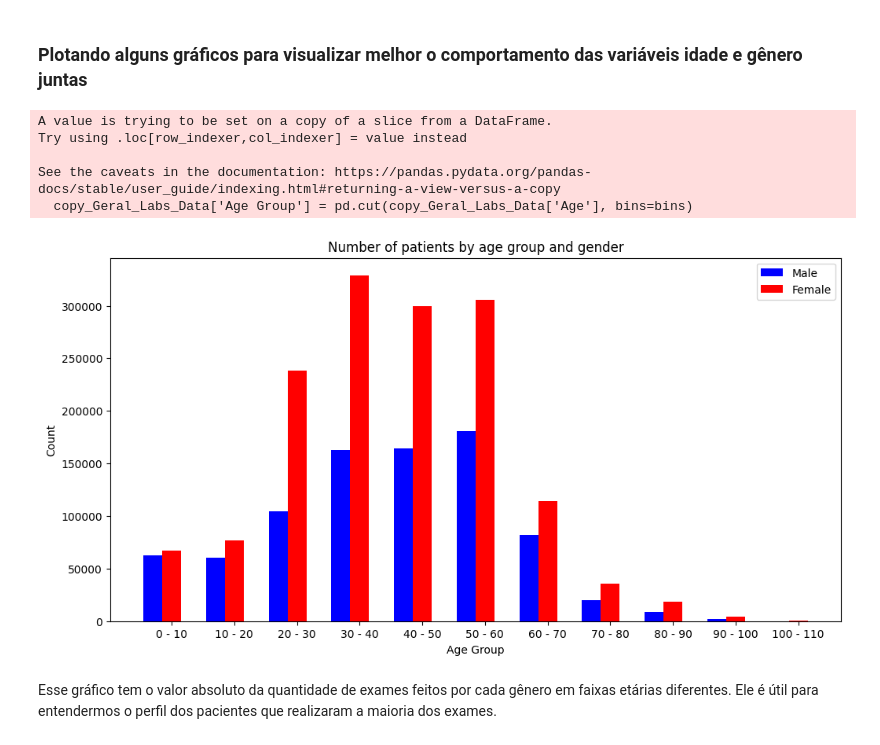
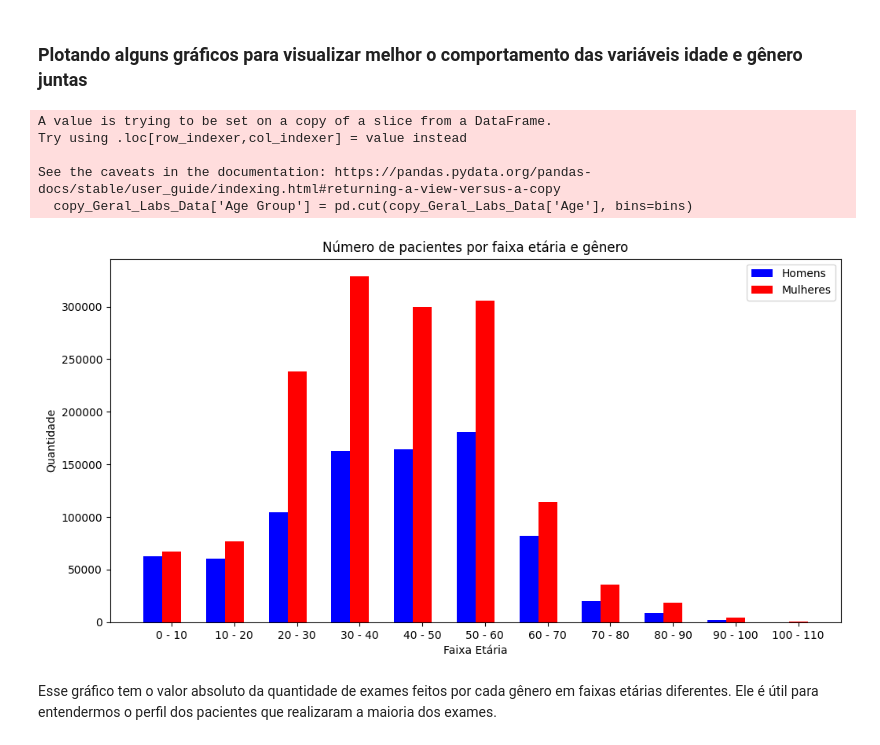
Before and after one commit to matheusbon/Case-Expansao-de-Uma-Rede-de-Laboratorios, a Jupyter notebook: Case_Rede_de_Laboratórios.ipynb, the cells around one changed output. Cells and saved outputs as stored; diff of their text form; code cells hidden in the pictures.

```diff
--- a/Case_Rede_de_Laboratórios.ipynb
+++ b/Case_Rede_de_Laboratórios.ipynb
@@ -90,0 +65,6 @@ data5 = pd.read_csv('/content/drive/MyDrive/Datasets_Elo/DemographicData_ZCTAs.c
+# %%
+data = pd.read_csv('/content/drive/MyDrive/Case_Rede_de_Laboratorios/transactional_data.csv', sep = ';')
+data2 = pd.read_csv('/content/drive/MyDrive/Case_Rede_de_Laboratorios/test_data.csv')
+data3 = pd.read_csv('/content/drive/MyDrive/Case_Rede_de_Laboratorios/df_geocode.csv')
+data4 = pd.read_csv('/content/drive/MyDrive/Case_Rede_de_Laboratorios/EconomicData_ZCTAs.csv')
+data5 = pd.read_csv('/content/drive/MyDrive/Case_Rede_de_Laboratorios/DemographicData_ZCTAs.csv')
@@ -489,39 +495,39 @@ copy_Geral_Labs_Data['Age Group'] = pd.cut(copy_Geral_Labs_Data['Age'], bins=bin
 # Agrupando os dados por faixa etária e gênero
 grouped = copy_Geral_Labs_Data.groupby(['Age Group', 'Gender']).size().reset_index(name='Count')
 
 # Criando o gráfico de barras
 fig, ax = plt.subplots(figsize=(12, 6))
 width = 0.3
 
 # Definindo a posição das barras no eixo x
 x = [i + width/2 for i in range(len(bins) - 1)]
 
 # Separando os dados por gênero
 male_data = grouped[grouped['Gender'] == 'M']
 female_data = grouped[grouped['Gender'] == 'F']
 
 # Criando as barras
-rects1 = ax.bar(x, male_data['Count'], width, color='b', label='Male')
-rects2 = ax.bar([i + width for i in x], female_data['Count'], width, color='r', label='Female')
+rects1 = ax.bar(x, male_data['Count'], width, color='b', label='Homens')
+rects2 = ax.bar([i + width for i in x], female_data['Count'], width, color='r', label='Mulheres')
 
 # Adicionando o nome das faixas etárias no eixo x
 ax.set_xticks([i + width for i in x])
 ax.set_xticklabels([f'{bins[i]} - {bins[i+1]}' for i in range(len(bins)-1)])
 
 # Adicionando legendas e título
 ax.legend()
-ax.set_xlabel('Age Group')
-ax.set_ylabel('Count')
-ax.set_title('Number of patients by age group and gender')
+ax.set_xlabel('Faixa Etária')
+ax.set_ylabel('Quantidade')
+ax.set_title('Número de pacientes por faixa etária e gênero')
 
 plt.show()
 # %% [output]
 A value is trying to be set on a copy of a slice from a DataFrame.
 Try using .loc[row_indexer,col_indexer] = value instead
 
 See the caveats in the documentation: https://pandas.pydata.org/pandas-docs/stable/user_guide/indexing.html#returning-a-view-versus-a-copy
   copy_Geral_Labs_Data['Age Group'] = pd.cut(copy_Geral_Labs_Data['Age'], bins=bins)
-[figure, old version]
+[figure, new version]
 # %% [markdown]
 Esse gráfico tem o valor absoluto da quantidade de exames feitos por cada gênero em faixas etárias diferentes. Ele é útil para entendermos o perfil dos pacientes que realizaram a maioria dos exames.
 # %%
```
Also changed, not shown: parts of 77 cells of this notebook.
